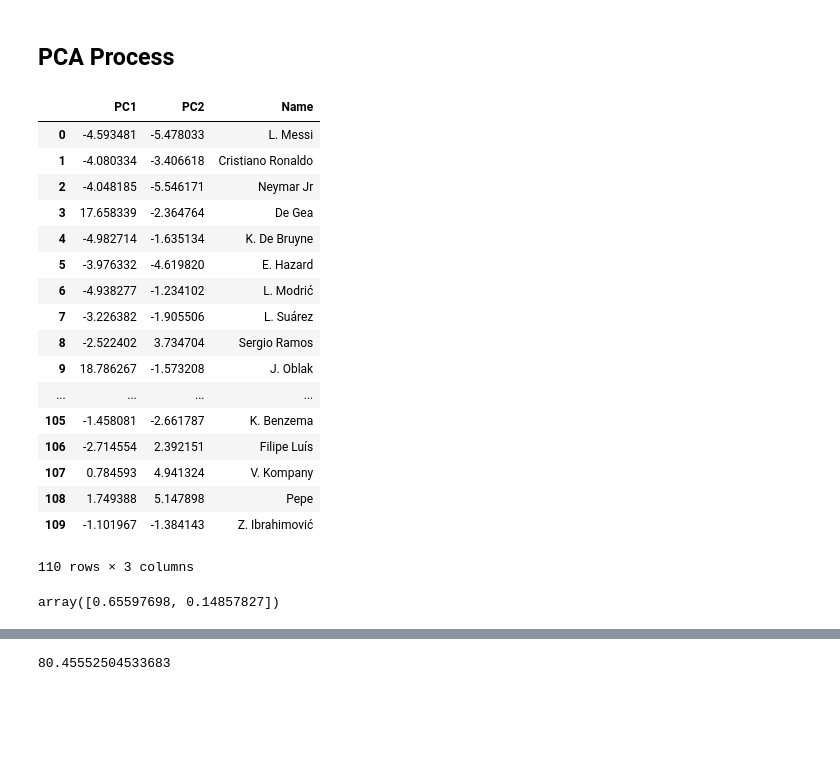
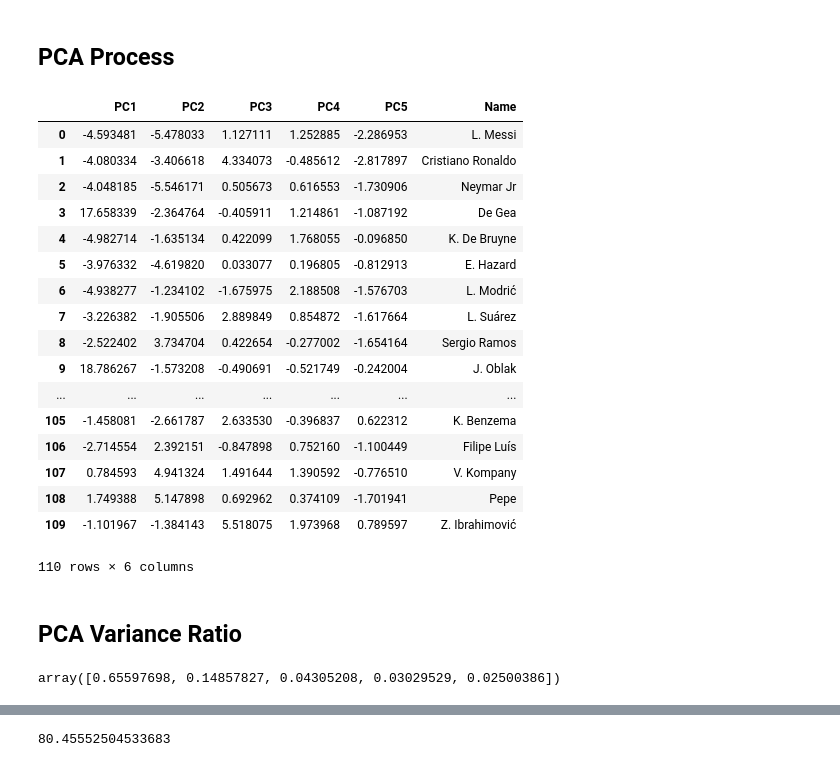
Before and after one commit to ansegura7/DataScience_FIFA19Data, a Jupyter notebook: code/PrincipalComponentAnalysis.ipynb, the cells around one changed output, grey strips where cells are left out. Drawn from its saved outputs; the diff is of its cells as text; code cells hidden in the pictures; blank space fills up the shorter version.

Commit message:
Principal Component Analysis
It was added the complete Principal Component analysis and also a plot with the variance distribution by component.

```diff
--- a/code/DataVisualization.ipynb
+++ b/code/PrincipalComponentAnalysis.ipynb
@@ -202,35 +173,37 @@ Text(0.5, 1.0, 'Correlation Matrix')
 ## PCA Process
 # %%
 # Principal Component Analysis
-pca = PCA(n_components = 2)
+pca = PCA(n_components = 5)
 pcaData = pca.fit_transform(x)
 # %%
 # Create and show principal components DataFrame
-pcaDF = pd.DataFrame(data = pcaData, columns = ["PC1", "PC2"])
+pcaDF = pd.DataFrame(data = pcaData, columns = ["PC1", "PC2", "PC3", "PC4", "PC5"])
 pcaDF = pd.concat([pcaDF, header[["Name"]]], axis = 1)
 pcaDF = pcaDF[pcaDF["PC1"].notnull()]
 pcaDF
 # %% [output]
-|  | PC1 | PC2 | Name |
-| 0 | -4.593481 | -5.478033 | L. Messi |
-| 1 | -4.080334 | -3.406618 | Cristiano Ronaldo |
-| 2 | -4.048185 | -5.546171 | Neymar Jr |
-| 3 | 17.658339 | -2.364764 | De Gea |
-| 4 | -4.982714 | -1.635134 | K. De Bruyne |
-| 5 | -3.976332 | -4.619820 | E. Hazard |
-| 6 | -4.938277 | -1.234102 | L. Modrić |
-| 7 | -3.226382 | -1.905506 | L. Suárez |
-| 8 | -2.522402 | 3.734704 | Sergio Ramos |
-| 9 | 18.786267 | -1.573208 | J. Oblak |
-| ... | ... | ... | ... |
-| 105 | -1.458081 | -2.661787 | K. Benzema |
-| 106 | -2.714554 | 2.392151 | Filipe Luís |
-| 107 | 0.784593 | 4.941324 | V. Kompany |
-| 108 | 1.749388 | 5.147898 | Pepe |
-| 109 | -1.101967 | -1.384143 | Z. Ibrahimović |
+|  | PC1 | PC2 | PC3 | PC4 | PC5 | Name |
+| 0 | -4.593481 | -5.478033 | 1.127111 | 1.252885 | -2.286953 | L. Messi |
+| 1 | -4.080334 | -3.406618 | 4.334073 | -0.485612 | -2.817897 | Cristiano Ronaldo |
+| 2 | -4.048185 | -5.546171 | 0.505673 | 0.616553 | -1.730906 | Neymar Jr |
+| 3 | 17.658339 | -2.364764 | -0.405911 | 1.214861 | -1.087192 | De Gea |
+| 4 | -4.982714 | -1.635134 | 0.422099 | 1.768055 | -0.096850 | K. De Bruyne |
+| 5 | -3.976332 | -4.619820 | 0.033077 | 0.196805 | -0.812913 | E. Hazard |
+| 6 | -4.938277 | -1.234102 | -1.675975 | 2.188508 | -1.576703 | L. Modrić |
+| 7 | -3.226382 | -1.905506 | 2.889849 | 0.854872 | -1.617664 | L. Suárez |
+| 8 | -2.522402 | 3.734704 | 0.422654 | -0.277002 | -1.654164 | Sergio Ramos |
+| 9 | 18.786267 | -1.573208 | -0.490691 | -0.521749 | -0.242004 | J. Oblak |
+| ... | ... | ... | ... | ... | ... | ... |
+| 105 | -1.458081 | -2.661787 | 2.633530 | -0.396837 | 0.622312 | K. Benzema |
+| 106 | -2.714554 | 2.392151 | -0.847898 | 0.752160 | -1.100449 | Filipe Luís |
+| 107 | 0.784593 | 4.941324 | 1.491644 | 1.390592 | -0.776510 | V. Kompany |
+| 108 | 1.749388 | 5.147898 | 0.692962 | 0.374109 | -1.701941 | Pepe |
+| 109 | -1.101967 | -1.384143 | 5.518075 | 1.973968 | 0.789597 | Z. Ibrahimović |
-110 rows × 3 columns
+110 rows × 6 columns
+# %% [markdown]
+## PCA Variance Ratio
 # %%
 # The explained variance tells us how much information (variance) can be attributed to each of the principal components
 pca.explained_variance_ratio_
 # %% [output]
-array([0.65597698, 0.14857827])
+array([0.65597698, 0.14857827, 0.04305208, 0.03029529, 0.02500386])
```
Also changed, not shown: parts of 13 cells of this notebook, 4 other files.
